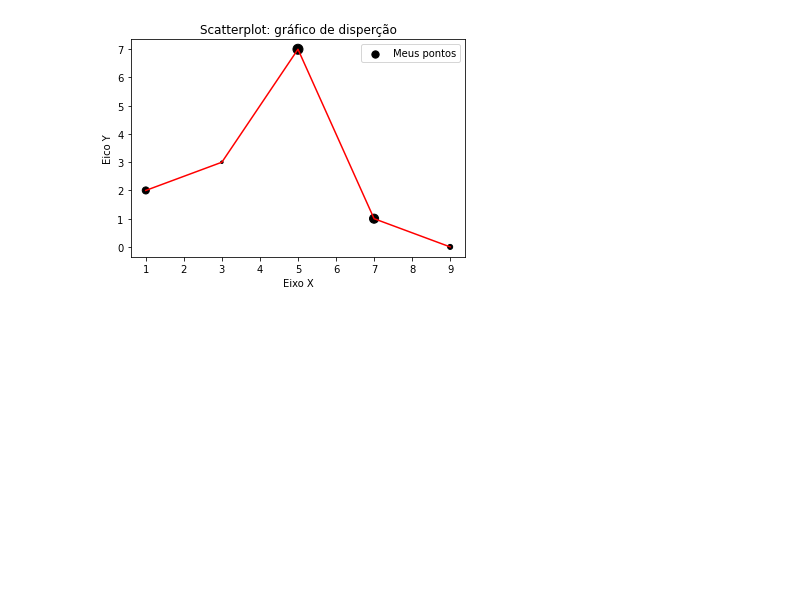
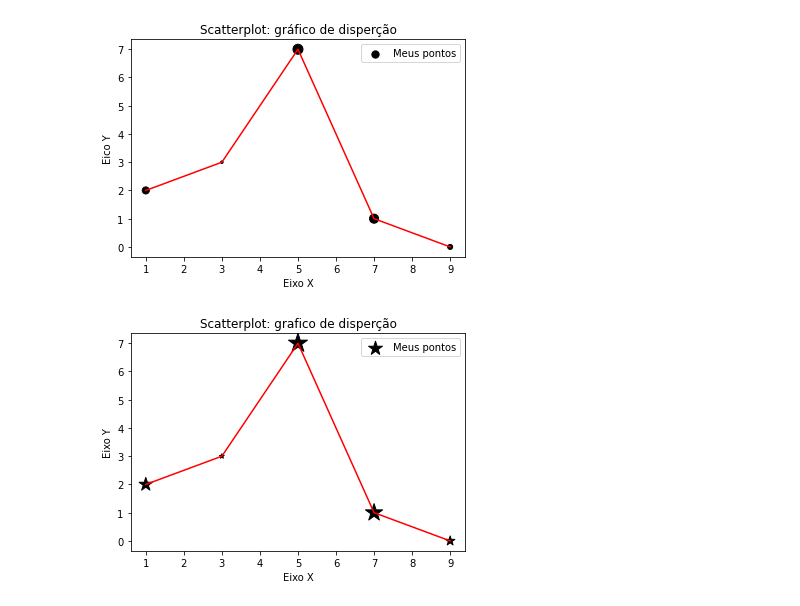
Before and after one commit to AllanPessin/Data-Science, a Jupyter notebook: Data Science.ipynb, the cells around one changed output. Drawn from its saved outputs; the diff is of its cells as text; code cells hidden in the pictures; blank space fills up the shorter version.

```diff
--- a/Data Science.ipynb
+++ b/Data Science.ipynb
@@ -146,2 +147,25 @@ plt.show()
 # %% [output]
 [figure]
+# %%
+x = [1, 3, 5, 7, 9]
+y = [2, 3, 7, 1, 0]
+z = [200, 25, 400, 330, 100]
+
+titulo = "Scatterplot: grafico de disperção"
+eixox = "Eixo X"
+eixoy = "Eixo Y"
+
+#Legendas
+plt.title(titulo)
+plt.xlabel(eixox)
+plt.ylabel(eixoy)
+
+plt.plot(x, y, color="red", linestyle="-")
+plt.scatter(x, y, label="Meus pontos", color="black", marker="*", s=z)
+plt.legend()
+#plt.show()
+#savefig() salva as imagens criadas e pode escolher a extensão como .pdf .png
+#dpi define a resolução impressao=300 monitor=72
+plt.savefig("Figura3.pdf", dpi=72)
+# %% [output]
+[figure, added]
```
Also changed, not shown: parts of 1 cell of this notebook.
